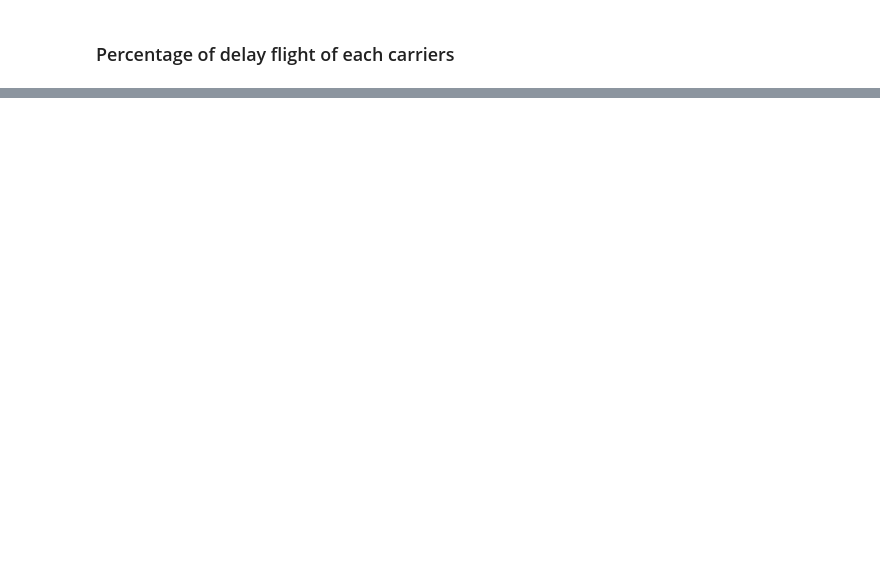
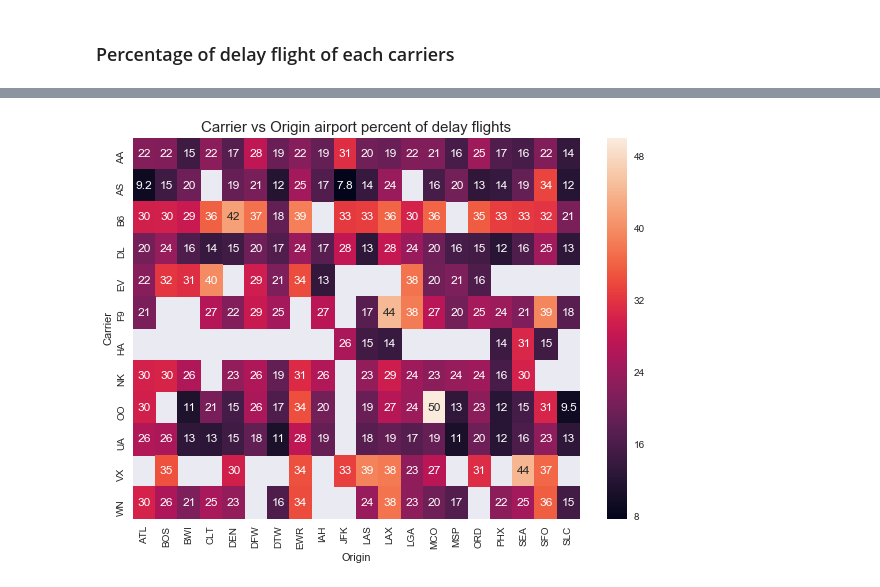
Before and after one commit to cuthlo/springboard, a Jupyter notebook: capstone_project1/EDA/Exploratory_Data_Analysis.ipynb, the cells around one changed output, grey strips where cells are left out. Cells and saved outputs as stored; diff of their text form; code cells hidden in the pictures; blank space fills up the shorter version.

```diff
--- a/capstone_project1/EDA/Exploratory_Data_Analysis.ipynb
+++ b/capstone_project1/EDA/Exploratory_Data_Analysis.ipynb
@@ -113,0 +112,9 @@ plt.show()
+# %%
+sns.set()
+fig, ax1 = plt.subplots(1, 1, figsize=(10, 7))
+
+ax1 = sns.heatmap(df_carrier_origin.unstack(),annot=True)
+plt.title('Carrier vs Origin airport percent of delay flights',size=15)
+plt.show()
+# %% [output]
+[figure, added]
```
Also changed, not shown: parts of 21 cells of this notebook.
